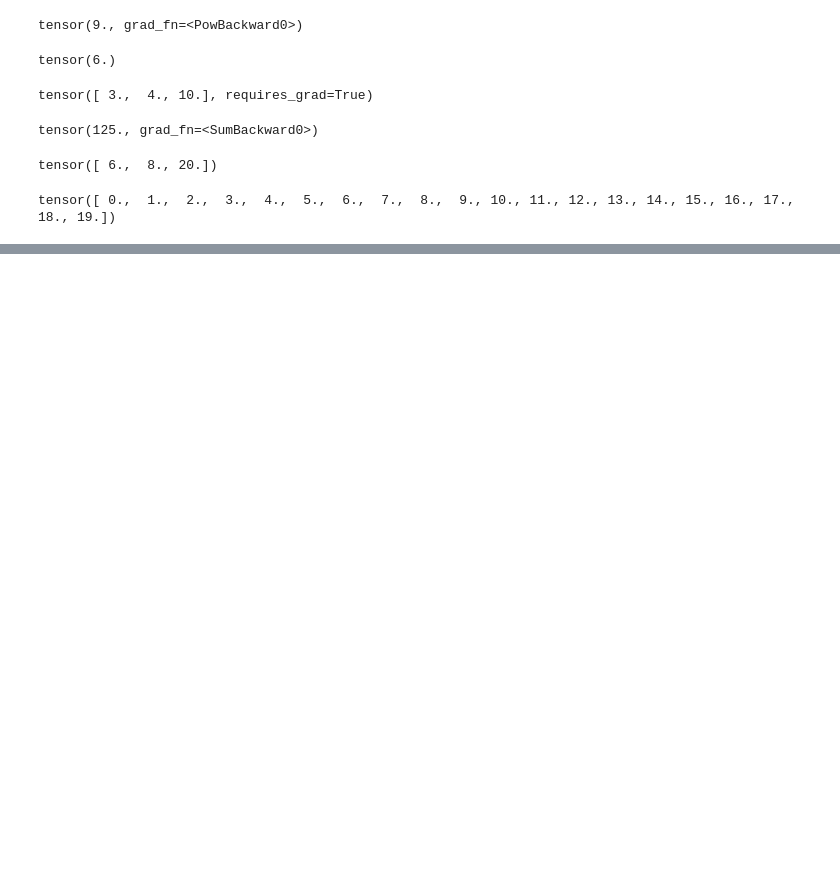
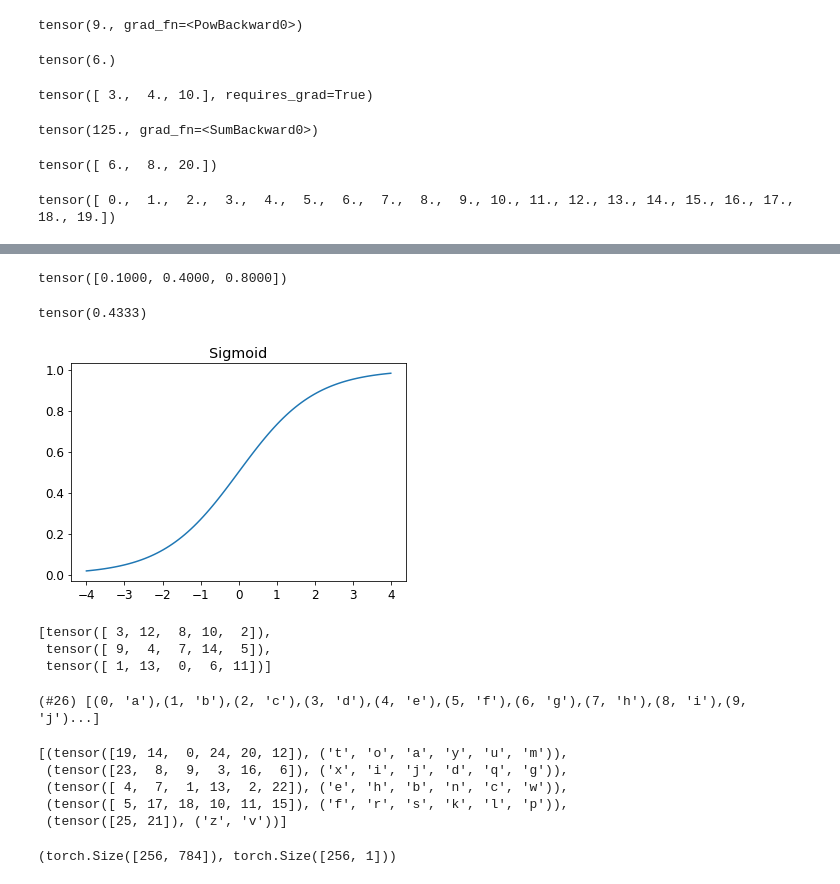
Before and after one commit to paulyeo21/fastai, a Jupyter notebook: chapter4.ipynb, the cells around one changed output, grey strips where cells are left out. Cells and saved outputs as stored; diff of their text form; code cells hidden in the pictures; blank space fills up the shorter version.

```diff
--- a/chapter4.ipynb
+++ b/chapter4.ipynb
@@ -228,0 +367,8 @@ def f(t, params):
+# %%
+torch.where(trgts==1, 1-prds, prds)
+# %% [output]
+tensor([0.1000, 0.4000, 0.8000])
+# %%
+mnist_loss(prds, trgts)
+# %% [output]
+tensor(0.4333)
@@ -228,0 +377,4 @@ def f(t, params):
+# %%
+plot_function(torch.sigmoid, title="Sigmoid", min=-4, max=4)
+# %% [output]
+[figure, added]
@@ -228,0 +385,36 @@ def f(t, params):
+# %%
+coll = range(15)
+dl = DataLoader(coll, batch_size=5, shuffle=True)
+list(dl)
+# %% [output]
+[tensor([ 3, 12,  8, 10,  2]),
+ tensor([ 9,  4,  7, 14,  5]),
+ tensor([ 1, 13,  0,  6, 11])]
+# %%
+ds = L(enumerate(string.ascii_lowercase))
+ds
+# %% [output]
+(#26) [(0, 'a'),(1, 'b'),(2, 'c'),(3, 'd'),(4, 'e'),(5, 'f'),(6, 'g'),(7, 'h'),(8, 'i'),(9, 'j')...]
+# %%
+dl = DataLoader(ds, batch_size=6, shuffle=True)
+list(dl)
+# %% [output]
+[(tensor([19, 14,  0, 24, 20, 12]), ('t', 'o', 'a', 'y', 'u', 'm')),
+ (tensor([23,  8,  9,  3, 16,  6]), ('x', 'i', 'j', 'd', 'q', 'g')),
+ (tensor([ 4,  7,  1, 13,  2, 22]), ('e', 'h', 'b', 'n', 'c', 'w')),
+ (tensor([ 5, 17, 18, 10, 11, 15]), ('f', 'r', 's', 'k', 'l', 'p')),
+ (tensor([25, 21]), ('z', 'v'))]
+# %%
+# for x, y in dl:
+#     pred = model(x)
+#     loss = loss_func(pred, y)
+#     loss.backward()
+#     parameters -= parameters.grad * lr
+
+weights = init_params((28*28, 1))
+bias = init_params(1)
+dl = DataLoader(dset, batch_size=256)
+xb, yb = first(dl)
+xb.shape, yb.shape
+# %% [output]
+(torch.Size([256, 784]), torch.Size([256, 1]))
```
Also changed, not shown: parts of 56 cells of this notebook.
